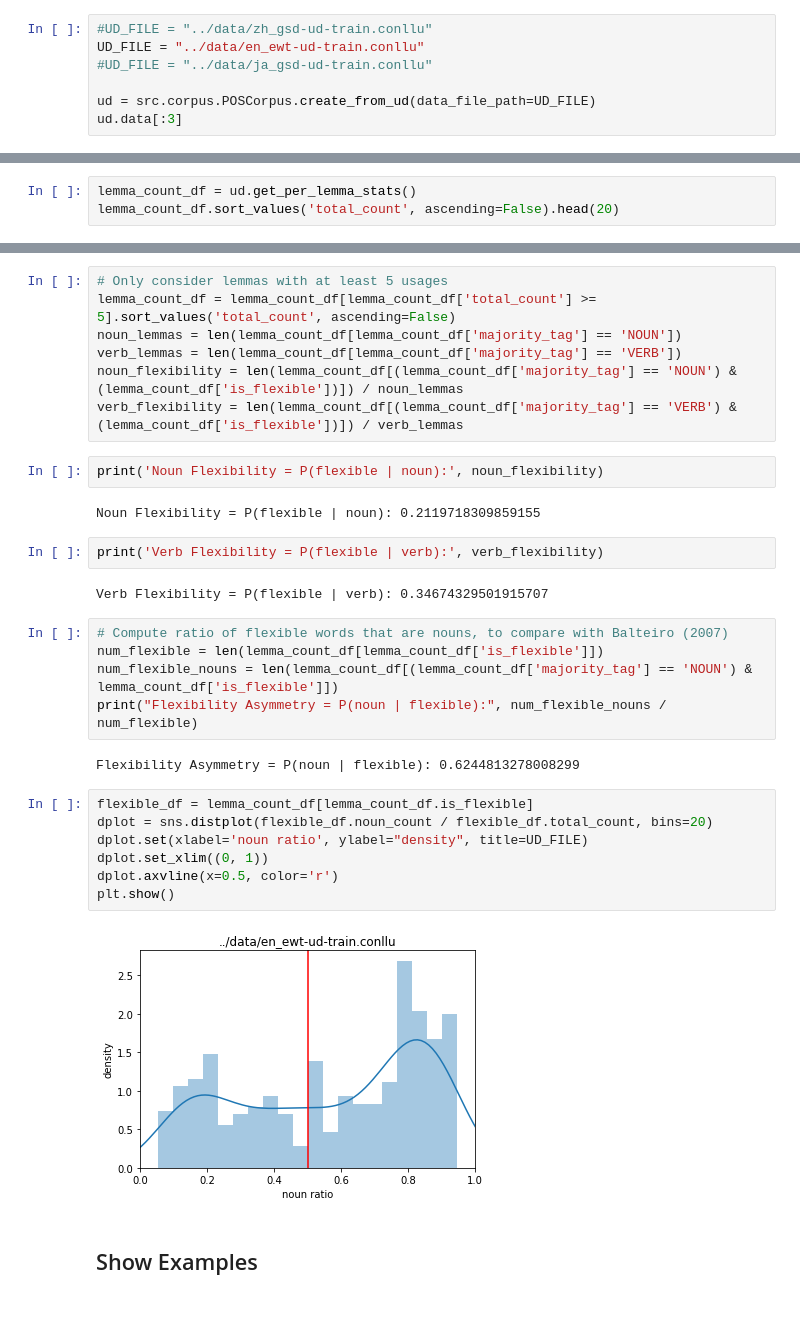
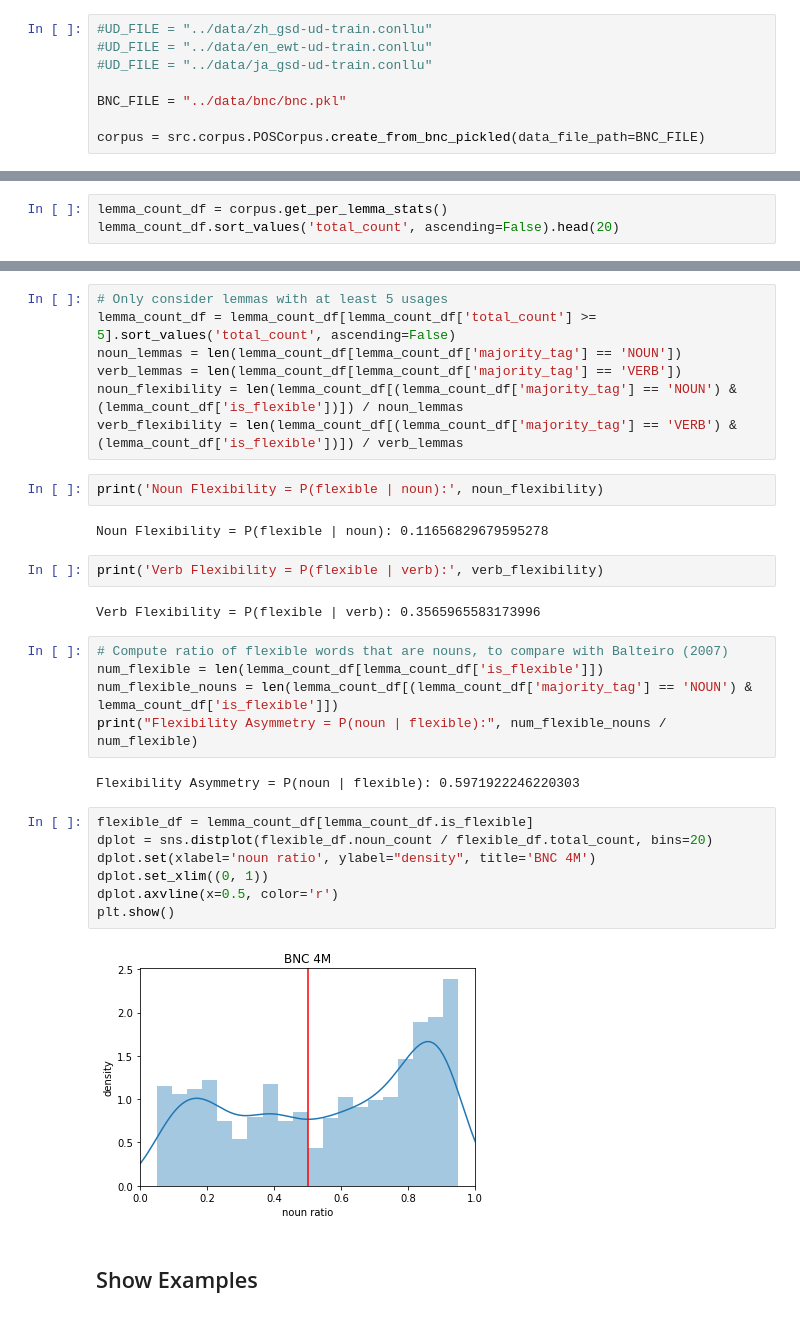
Before and after one commit to SPOClab-ca/word-class-flexibility, a Jupyter notebook: notebooks/BasicUD.ipynb, the cells around one changed output, grey strips where cells are left out. Drawn from its saved outputs; the diff is of its cells as text.

Commit message:
Re-run both notebooks on BNC corpus

```diff
--- a/notebooks/BasicUD.ipynb
+++ b/notebooks/BasicUD.ipynb
@@ -20,7 +20,8 @@ import src.corpus
 # %%
 #UD_FILE = "../data/zh_gsd-ud-train.conllu"
-UD_FILE = "../data/en_ewt-ud-train.conllu"
+#UD_FILE = "../data/en_ewt-ud-train.conllu"
 #UD_FILE = "../data/ja_gsd-ud-train.conllu"
 
-ud = src.corpus.POSCorpus.create_from_ud(data_file_path=UD_FILE)
-ud.data[:3]
+BNC_FILE = "../data/bnc/bnc.pkl"
+
+corpus = src.corpus.POSCorpus.create_from_bnc_pickled(data_file_path=BNC_FILE)
@@ -46,5 +44,5 @@ plt.bar(pos_counts.keys(), pos_counts.values())
 # %%
-lemma_count_df = ud.get_per_lemma_stats()
+lemma_count_df = corpus.get_per_lemma_stats()
 lemma_count_df.sort_values('total_count', ascending=False).head(20)
 # %% [output]
 |  | lemma | noun_count | verb_count | majority_tag | total_count | minority_count | minority_ratio | ... |
@@ -84,27 +82,27 @@ verb_flexibility = len(lemma_count_df[(lemma_count_df['majority_tag'] == 'VERB')
 # %%
 print('Noun Flexibility = P(flexible | noun):', noun_flexibility)
 # %% [output]
-Noun Flexibility = P(flexible | noun): 0.2119718309859155
+Noun Flexibility = P(flexible | noun): 0.11656829679595278
 # %%
 print('Verb Flexibility = P(flexible | verb):', verb_flexibility)
 # %% [output]
-Verb Flexibility = P(flexible | verb): 0.34674329501915707
+Verb Flexibility = P(flexible | verb): 0.3565965583173996
 # %%
 # Compute ratio of flexible words that are nouns, to compare with Balteiro (2007)
 num_flexible = len(lemma_count_df[lemma_count_df['is_flexible']])
 num_flexible_nouns = len(lemma_count_df[(lemma_count_df['majority_tag'] == 'NOUN') & lemma_count_df['is_flexible']])
 print("Flexibility Asymmetry = P(noun | flexible):", num_flexible_nouns / num_flexible)
 # %% [output]
-Flexibility Asymmetry = P(noun | flexible): 0.6244813278008299
+Flexibility Asymmetry = P(noun | flexible): 0.5971922246220303
 # %%
 flexible_df = lemma_count_df[lemma_count_df.is_flexible]
 dplot = sns.distplot(flexible_df.noun_count / flexible_df.total_count, bins=20)
-dplot.set(xlabel='noun ratio', ylabel="density", title=UD_FILE)
+dplot.set(xlabel='noun ratio', ylabel="density", title='BNC 4M')
 dplot.set_xlim((0, 1))
 dplot.axvline(x=0.5, color='r')
 plt.show()
 # %% [output]
-[figure, old version]
+[figure, new version]
 # %% [markdown]
 ## Show Examples
 # %%
```
Also changed, not shown: parts of 14 cells of this notebook, 3 other files.
